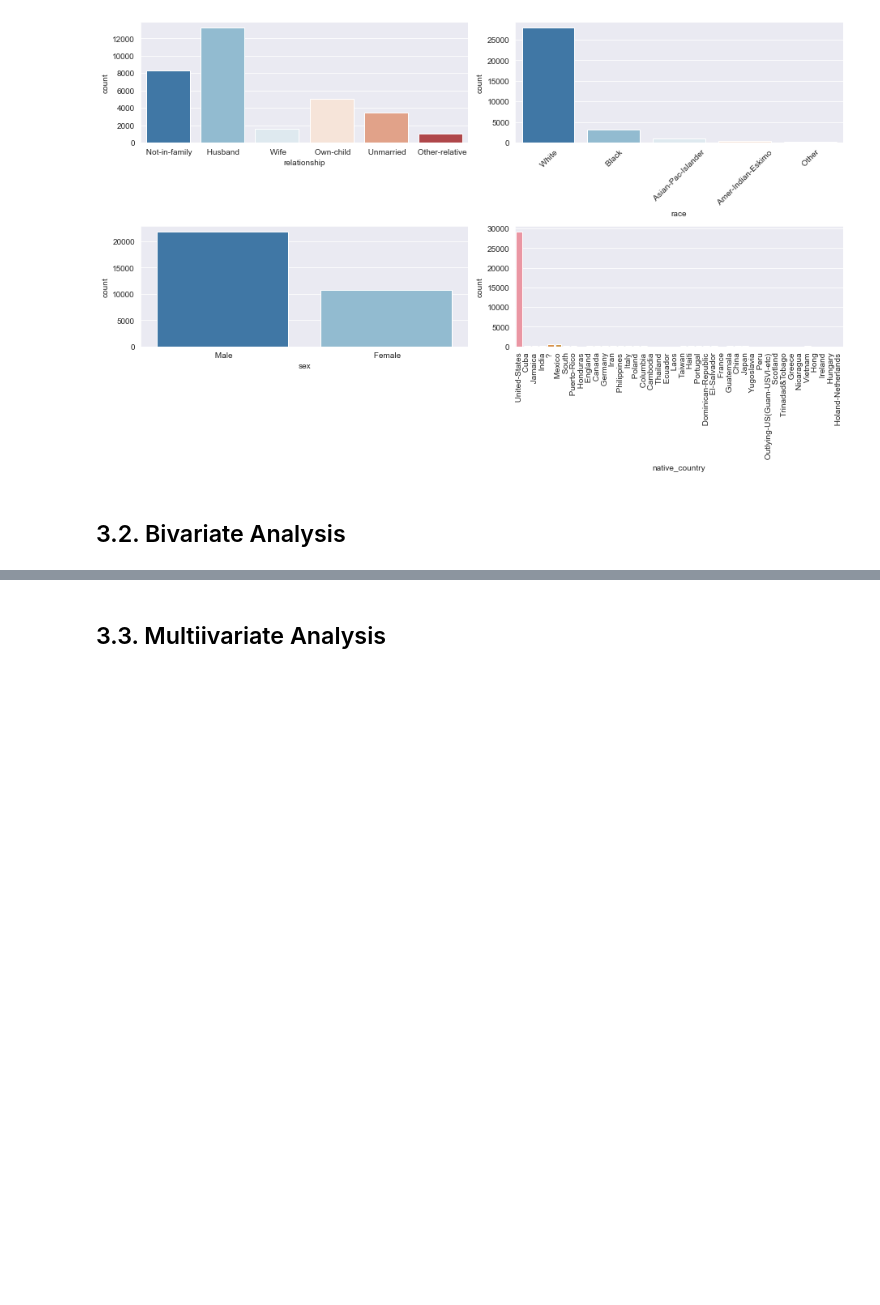
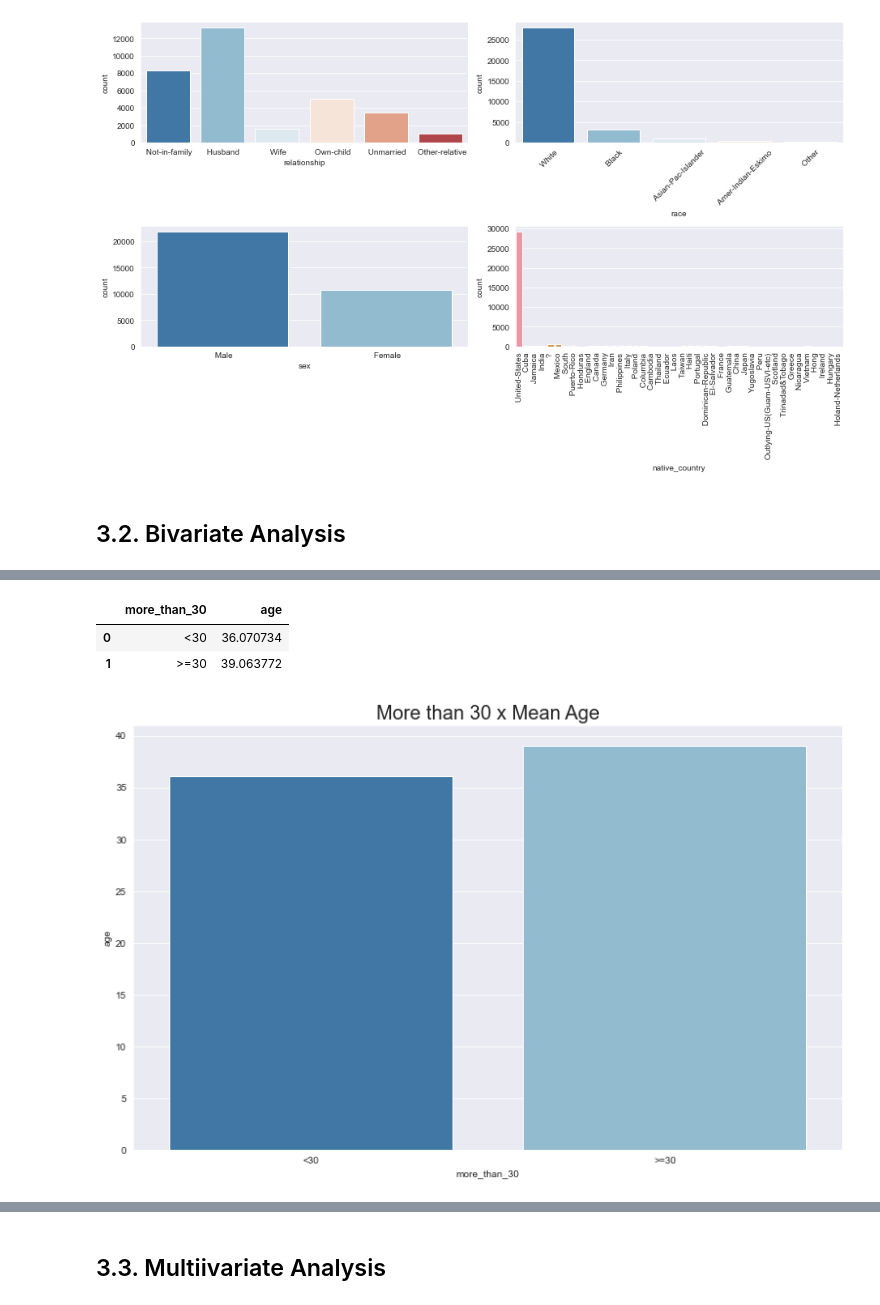
Before and after one commit to Marcoslsl/CensusClassifier, a Jupyter notebook: Classifier_census.ipynb, the cells around one changed output, grey strips where cells are left out. Saved outputs shown, nothing was run; the diff lists cells and outputs as text; code cells hidden in the pictures; blank space fills up the shorter version.

```diff
--- a/Classifier_census.ipynb
+++ b/Classifier_census.ipynb
@@ -307,0 +372,15 @@ plt.tight_layout()
+# %%
+df_aux = df3.copy()
+df_aux['more_than_30'] = df_aux['hour_per_week'].apply( lambda x: '>=30' if x>30 else '<30' )
+
+df_aux = df_aux[['age','more_than_30']].groupby( 'more_than_30' ).mean().reset_index()
+df_aux
+# %% [output]
+|  | more_than_30 | age |
+| 0 | <30 | 36.070734 |
+| 1 | >=30 | 39.063772 |
+# %%
+sns.barplot( data=df_aux, x='more_than_30', y='age' )
+plt.title( 'More than 30 x Mean Age', fontsize=20 );
+# %% [output]
+[figure, added]
```
Also changed, not shown: parts of 27 cells of this notebook.
